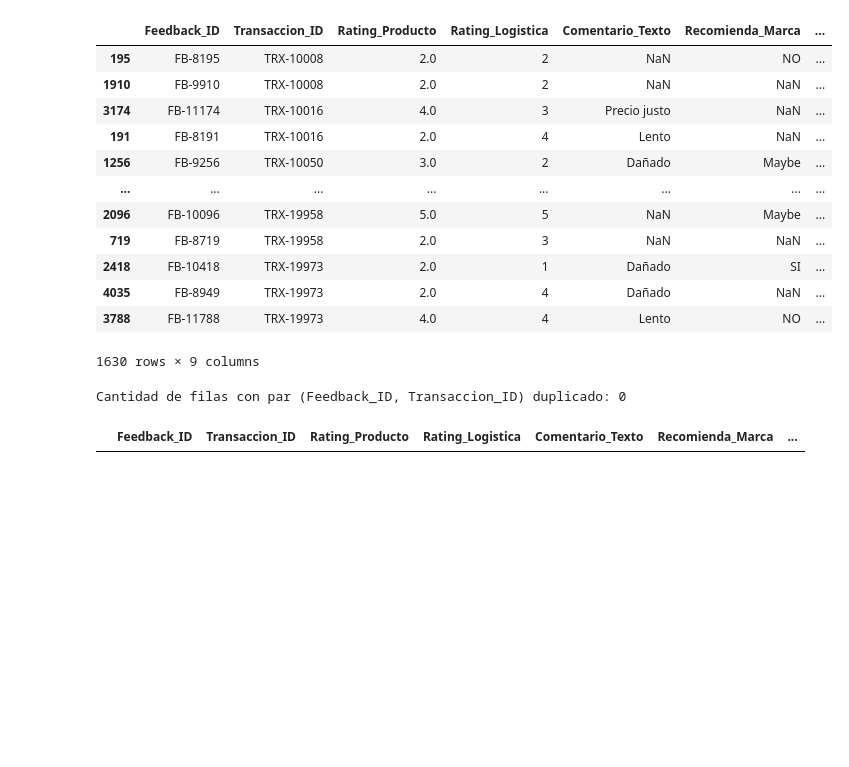
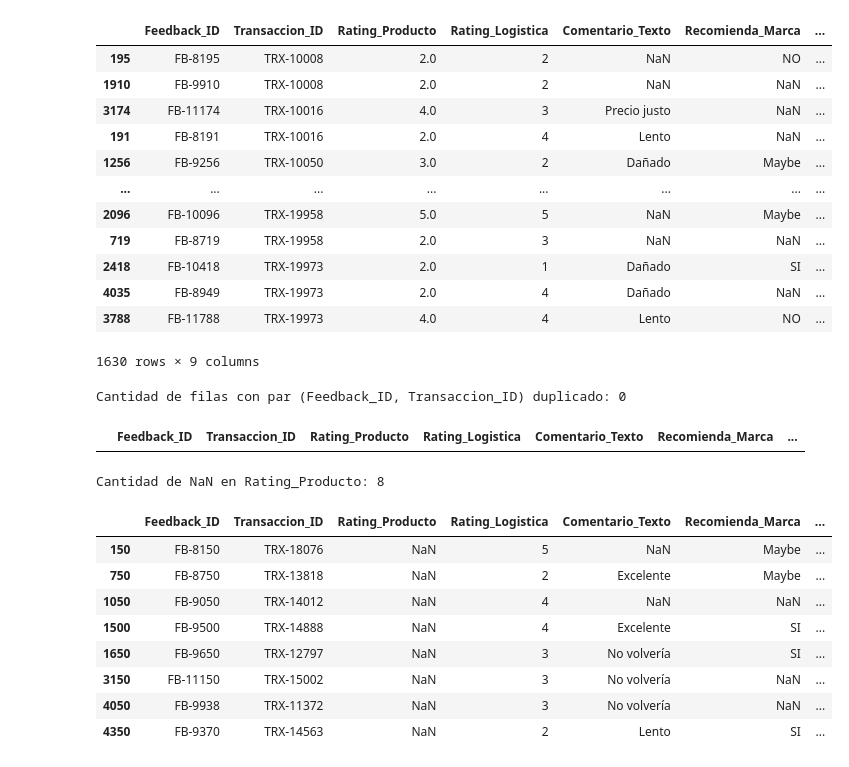
Before and after one commit to carlosmunoz97/protocolo-calidad-consultores-senior, a Jupyter notebook: auditoriaytransparencia.ipynb, the cells around one changed output. Cells and saved outputs as stored; diff of their text form; code cells hidden in the pictures; blank space fills up the shorter version.

```diff
--- a/auditoriaytransparencia.ipynb
+++ b/auditoriaytransparencia.ipynb
@@ -363,3 +363,19 @@ duplicados_ambos.sort_values(["Feedback_ID", "Transaccion_ID"])
 # %% [output]
 Cantidad de filas con par (Feedback_ID, Transaccion_ID) duplicado: 0
 |  | Feedback_ID | Transaccion_ID | Rating_Producto | Rating_Logistica | Comentario_Texto | Recomienda_Marca | ... |
+# %%
+# Valores nulos en Rating_Producto
+nan_rating = fb[fb["Rating_Producto"].isna()]
+print(f"Cantidad de NaN en Rating_Producto: {len(nan_rating)}")
+nan_rating
+# %% [output]
+Cantidad de NaN en Rating_Producto: 8
+|  | Feedback_ID | Transaccion_ID | Rating_Producto | Rating_Logistica | Comentario_Texto | Recomienda_Marca | ... |
+| 150 | FB-8150 | TRX-18076 | NaN | 5 | NaN | Maybe | ... |
+| 750 | FB-8750 | TRX-13818 | NaN | 2 | Excelente | Maybe | ... |
+| 1050 | FB-9050 | TRX-14012 | NaN | 4 | NaN | NaN | ... |
+| 1500 | FB-9500 | TRX-14888 | NaN | 4 | Excelente | SI | ... |
+| 1650 | FB-9650 | TRX-12797 | NaN | 3 | No volvería | SI | ... |
+| 3150 | FB-11150 | TRX-15002 | NaN | 3 | No volvería | NaN | ... |
+| 4050 | FB-9938 | TRX-11372 | NaN | 3 | No volvería | NaN | ... |
+| 4350 | FB-9370 | TRX-14563 | NaN | 2 | Lento | SI | ... |
```
